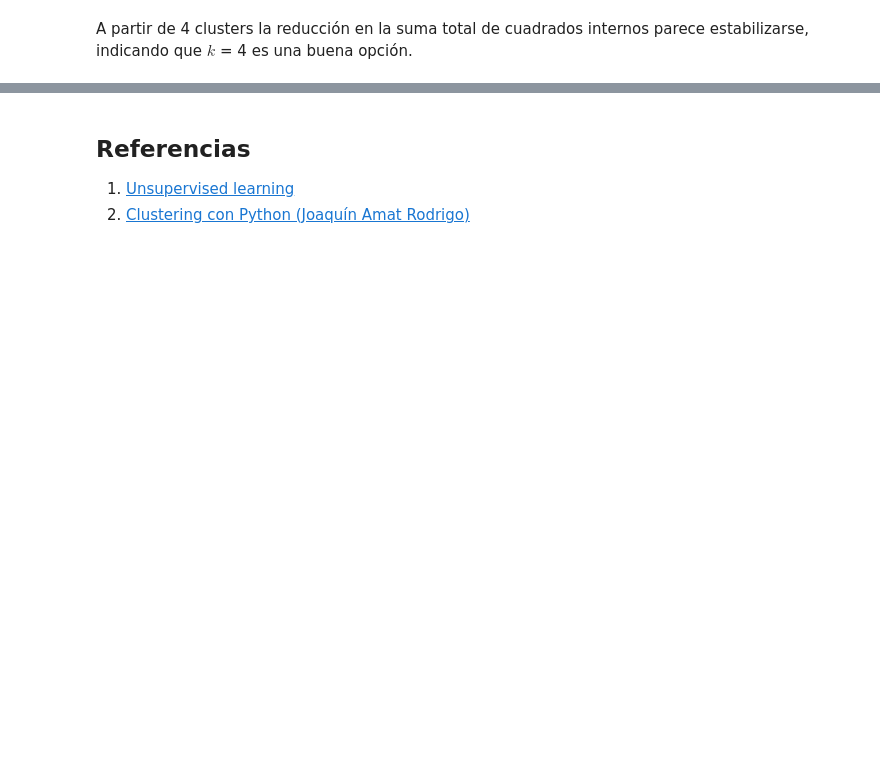
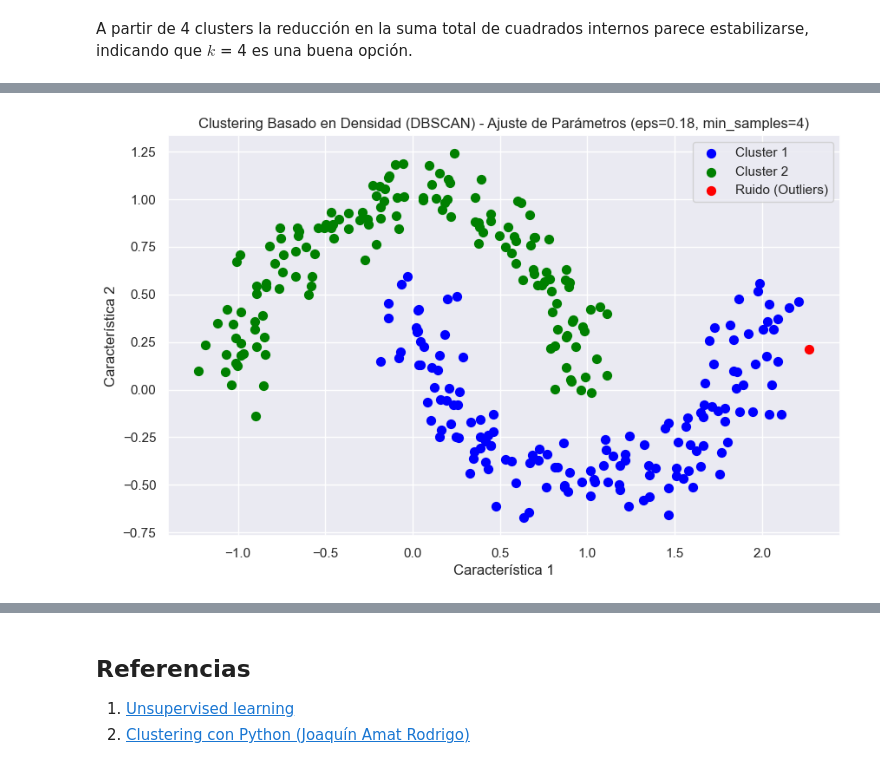
Before and after one commit to fralfaro/MAT281_2024, a Jupyter notebook: docs/lectures/machine_learning/ns_01.ipynb, the cells around one changed output, grey strips where cells are left out. Cells and saved outputs as stored; diff of their text form; code cells hidden in the pictures; blank space fills up the shorter version.

```diff
--- a/docs/lectures/machine_learning/ns_01.ipynb
+++ b/docs/lectures/machine_learning/ns_01.ipynb
@@ -944,0 +355,44 @@ El clustering puede ser una herramienta muy útil para encontrar agrupaciones en
+# %%
+# Importar bibliotecas necesarias
+import pandas as pd
+import matplotlib.pyplot as plt
+from sklearn.datasets import make_moons
+from sklearn.cluster import DBSCAN
+
+# Generar el conjunto de datos
+n_muestras = 300
+ruido = 0.1
+semilla = 42
+X, y = make_moons(n_samples=n_muestras, noise=ruido, random_state=semilla)
+
+# Crear un DataFrame para los datos
+df = pd.DataFrame(X, columns=['Feature1', 'Feature2'])
+
+# Ajustar DBSCAN con un eps mayor y menos min_samples
+eps = 0.18
+min_muestras = 4
+dbscan = DBSCAN(eps=eps, min_samples=min_muestras)
+
+# Aplicar DBSCAN a los datos
+df['Cluster'] = dbscan.fit_predict(df[['Feature1', 'Feature2']])
+
+# Visualización de resultados
+plt.figure(figsize=(10, 6))
+colores = ['blue', 'green', 'yellow', 'purple', 'orange']
+for cluster in df['Cluster'].unique():
+    if cluster == -1:
+        color, label = 'red', 'Ruido (Outliers)'
+    else:
+        color, label = colores[cluster % len(colores)], f'Cluster {cluster + 1}'
+
+    plt.scatter(df[df['Cluster'] == cluster]['Feature1'],
+                df[df['Cluster'] == cluster]['Feature2'],
+                s=50, color=color, label=label)
+
+plt.title(f"Clustering Basado en Densidad (DBSCAN) - Ajuste de Parámetros (eps={eps}, min_samples={min_muestras})")
+plt.xlabel("Característica 1")
+plt.ylabel("Característica 2")
+plt.legend()
+plt.show()
+# %% [output]
+[figure, added]
```
Also changed, not shown: parts of 79 cells of this notebook.
